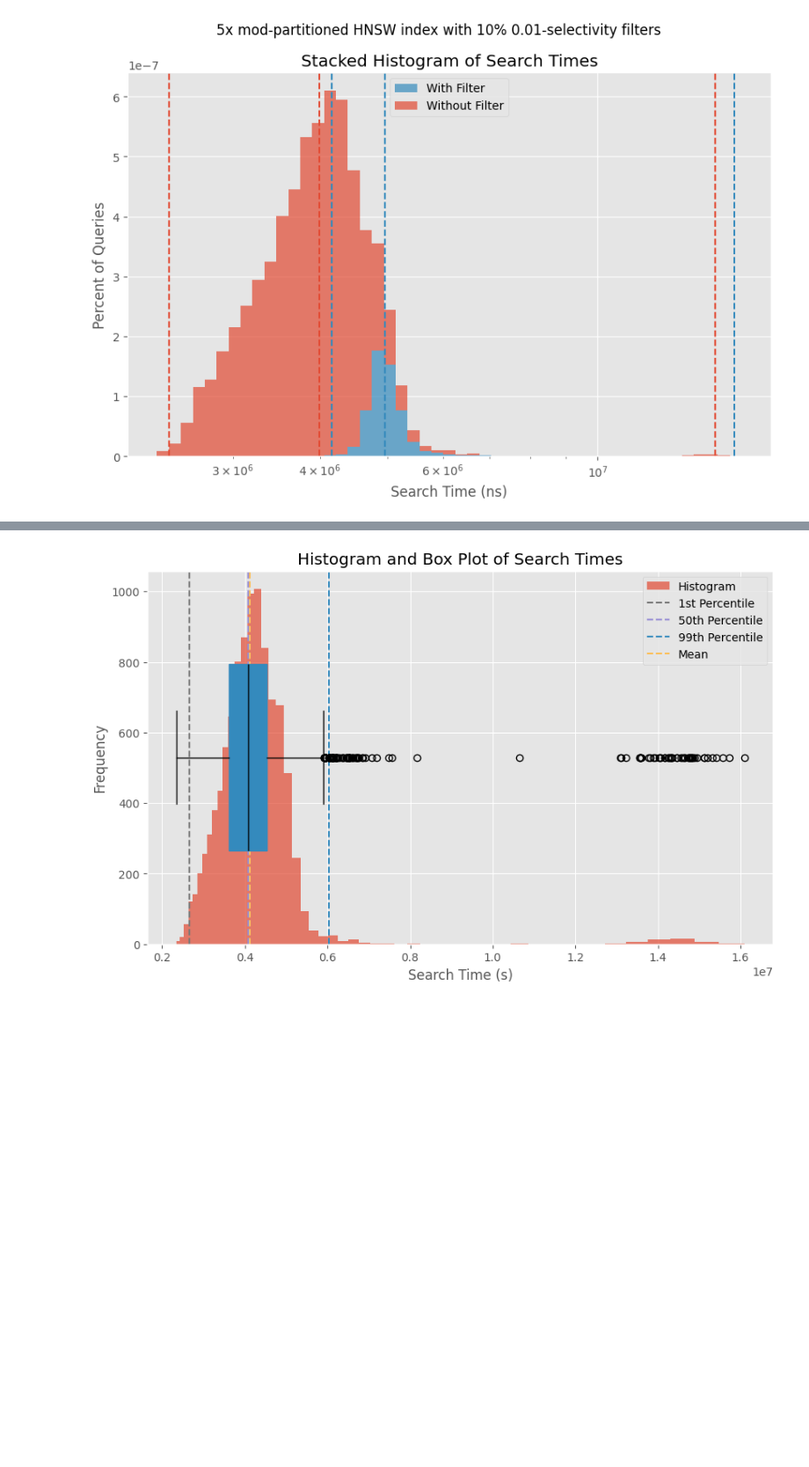
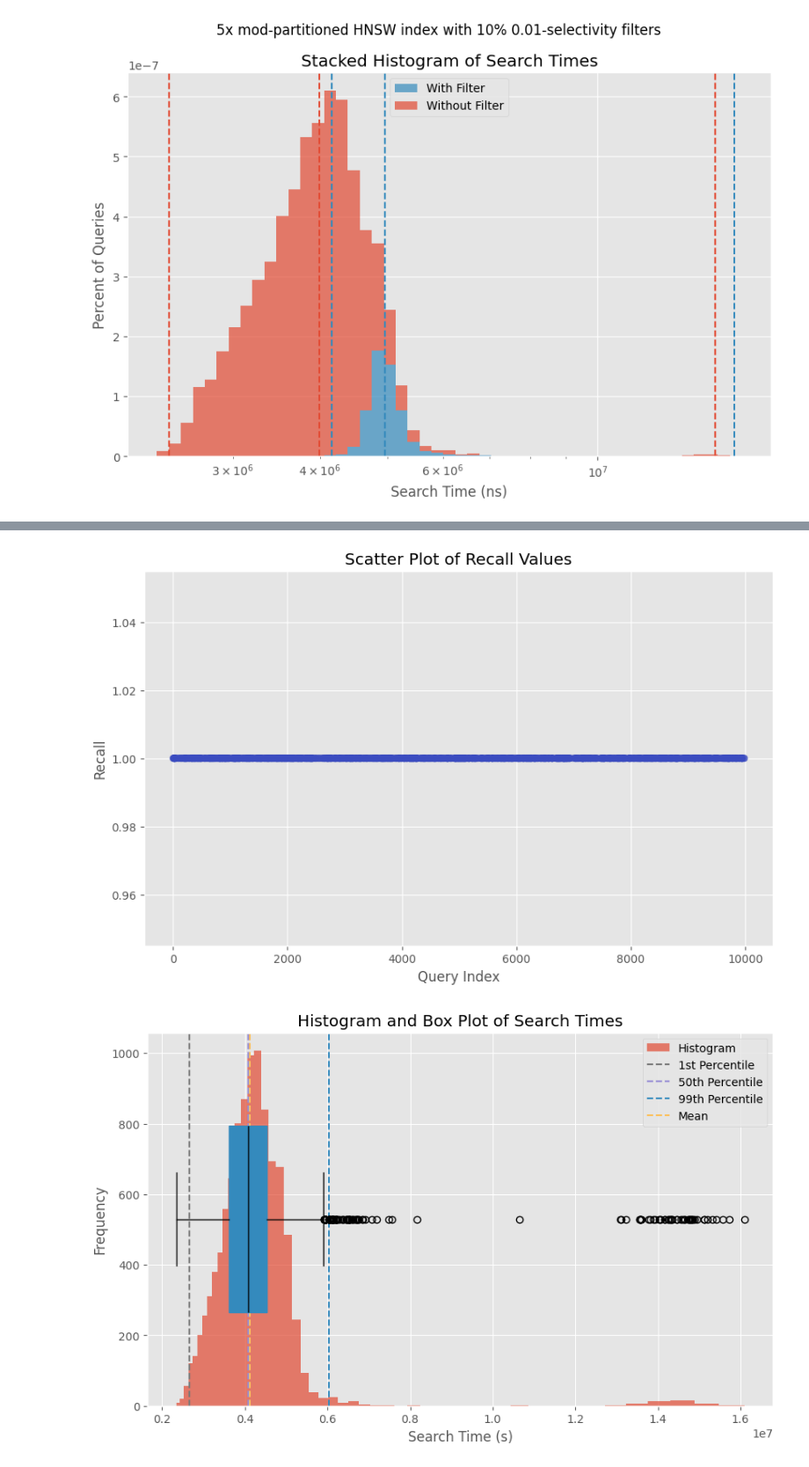
Before and after one commit to Nolan1324/CSE-584-W25-ANN-Project, a Jupyter notebook: src/analysis.ipynb, the cells around one changed output, grey strips where cells are left out. Shown at 88% size. Cells and saved outputs as stored; diff of their text form; code cells hidden in the pictures; blank space fills up the shorter version.

```diff
--- a/src/analysis.ipynb
+++ b/src/analysis.ipynb
@@ -277,3 +386,20 @@ for index in ["IVF_FLAT", "HNSW"]:
+# %%
+experiment = get_experiment(0, config["expanded_schemas"][0], config["expanded_workflows"][0])
+plt.figure(figsize=(10, 6))
+plt.scatter(
+    np.where(experiment["filter_used"])[0],
+    experiment["recall"][experiment["filter_used"]],
+    alpha=0.5,
+    c=experiment["filter_used"][experiment["filter_used"]],
+    cmap="coolwarm",
+)
+plt.title("Scatter Plot of Recall Values")
+plt.xlabel("Query Index")
+plt.ylabel("Recall")
+plt.grid(True)
+plt.show()
+# %% [output]
+[figure, added]
 # %%
 fig, ax = plt.subplots(figsize=(10, 6))
 
```
Also changed, not shown: parts of 4 cells of this notebook.
